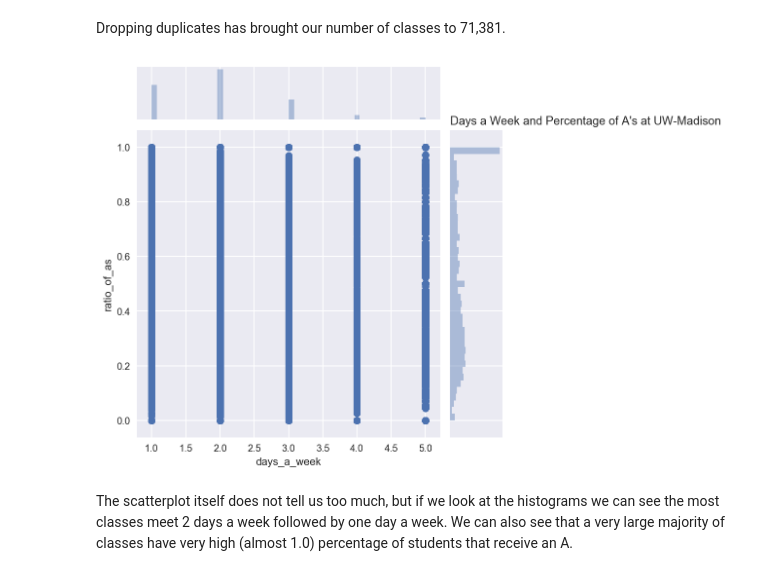
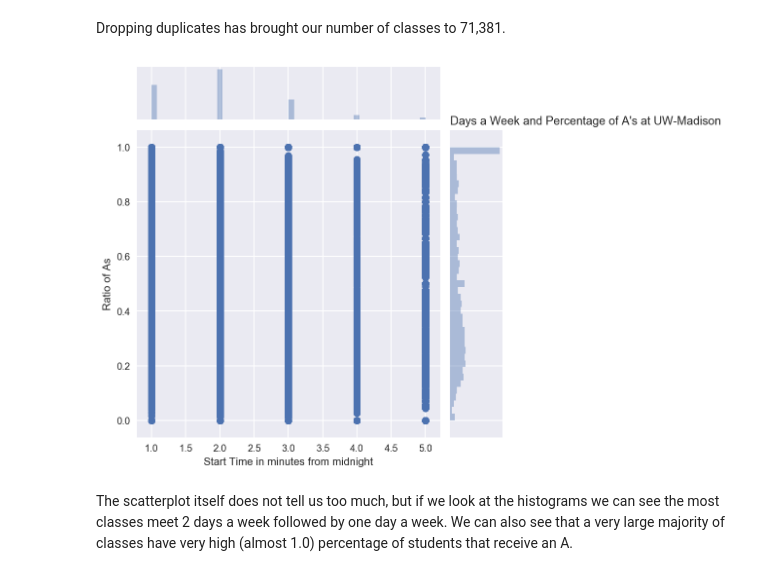
Before and after one commit to kayschulz/build_course_schedule, a Jupyter notebook: grades_by_days_per_week.ipynb, the cells around one changed output. Saved outputs shown, nothing was run; the diff lists cells and outputs as text; code cells hidden in the pictures.

```diff
--- a/grades_by_days_per_week.ipynb
+++ b/grades_by_days_per_week.ipynb
@@ -236,10 +236,11 @@ memory usage: 8.1+ MB
 Dropping duplicates has brought our number of classes to 71,381.
 # %%
 plot = sns.jointplot('days_a_week', 'ratio_of_as',courses_df)
+plot.set_axis_labels('Start Time in minutes from midnight','Ratio of As')
 plt.title("Days a Week and Percentage of A's at UW-Madison", loc='left')
 plt.show();
 # %% [output]
-[figure, old version]
+[figure, new version]
 # %% [markdown]
 The scatterplot itself does not tell us too much, but if we look at the histograms we can see the most classes meet 2 days a week followed by one day a week. We can also see that a very large majority of classes have very high (almost 1.0) percentage of students that receive an A.
 # %% [markdown]
```
Also changed, not shown: parts of 1 cell of this notebook, 2 other files.
